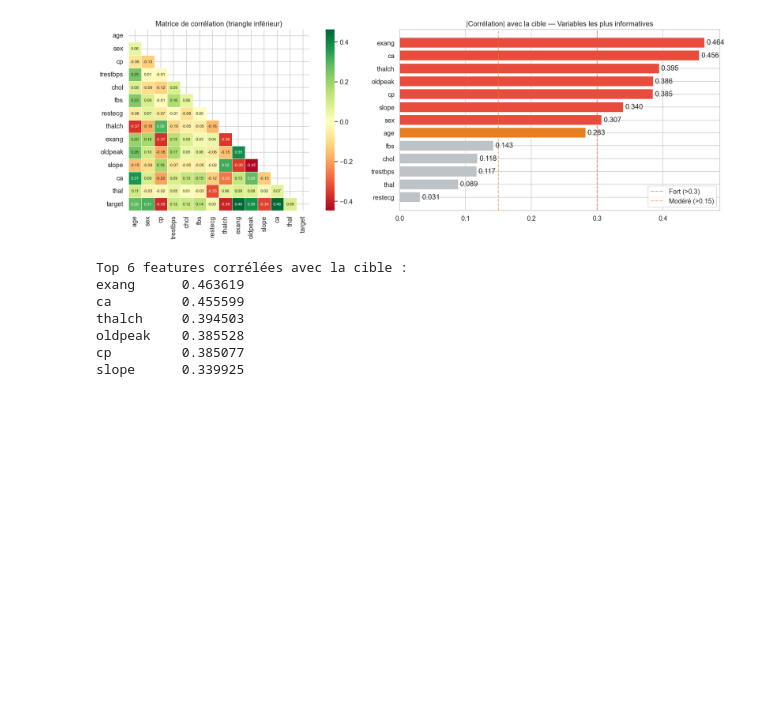
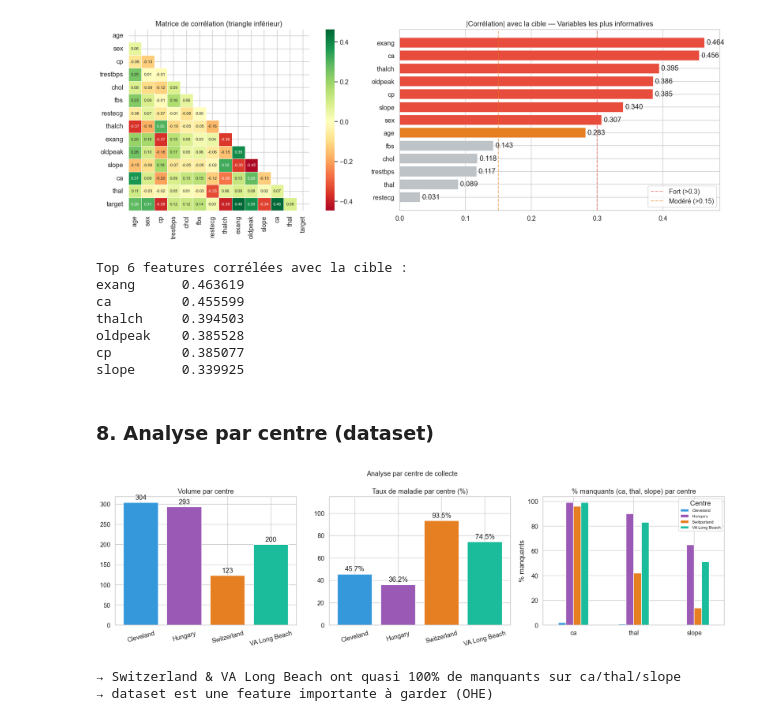
Before and after one commit to bijigunerachid/heart-disease-ml-dl-project, a Jupyter notebook: notebooks/01_EDA.ipynb, the cells around one changed output. Saved outputs shown, nothing was run; the diff lists cells and outputs as text; code cells hidden in the pictures; blank space fills up the shorter version.

Commit message:
add center-wise analysis (volume, target rate, missing data)

```diff
--- a/notebooks/01_EDA.ipynb
+++ b/notebooks/01_EDA.ipynb
@@ -369,3 +369,45 @@ thalch     0.394503
 oldpeak    0.385528
 cp         0.385077
 slope      0.339925
+# %% [markdown]
+### 8. Analyse par centre (dataset)
+# %%
+centres = ['Cleveland', 'Hungary', 'Switzerland', 'VA Long Beach']
+palette_centres = ['#3498db', '#9b59b6', '#e67e22', '#1abc9c']
+
+fig, axes = plt.subplots(1, 3, figsize=(17, 5))  # 3 graphiques
+
+# Volume par centre
+vol = df['dataset'].value_counts().reindex(centres)
+axes[0].bar(vol.index, vol.values, color=palette_centres, edgecolor='white')
+axes[0].bar_label(axes[0].containers[0], padding=3)
+axes[0].set_title('Volume par centre')
+axes[0].tick_params(axis='x', rotation=15)
+
+# Taux de maladie par centre
+rate = df.groupby('dataset')['target'].mean().reindex(centres) * 100
+bars = axes[1].bar(rate.index, rate.values, color=palette_centres, edgecolor='white')
+axes[1].bar_label(bars, fmt='%.1f%%', padding=3)
+axes[1].set_title('Taux de maladie par centre (%)')
+axes[1].set_ylim(0, 115)
+axes[1].tick_params(axis='x', rotation=15)
+
+# % valeurs manquantes par centre
+miss_centre = df.groupby('dataset')[['ca','thal','slope']].apply(lambda x: x.isnull().mean()*100).round(0)
+miss_centre.T.plot(kind='bar', ax=axes[2], color=palette_centres, edgecolor='white')
+axes[2].set_title('% manquants (ca, thal, slope) par centre')
+axes[2].set_ylabel('% manquants')
+axes[2].tick_params(axis='x', rotation=0)
+axes[2].legend(title='Centre', fontsize=8)
+
+plt.suptitle('Analyse par centre de collecte', fontsize=13)
+plt.tight_layout()
+plt.savefig(FIGS_PATH / '07_by_centre.png', dpi=150, bbox_inches='tight')
+plt.show()
+
+print('\n→ Switzerland & VA Long Beach ont quasi 100% de manquants sur ca/thal/slope')
+print('→ dataset est une feature importante à garder (OHE)')
+# %% [output]
+[figure, added]
+→ Switzerland & VA Long Beach ont quasi 100% de manquants sur ca/thal/slope
+→ dataset est une feature importante à garder (OHE)
```
